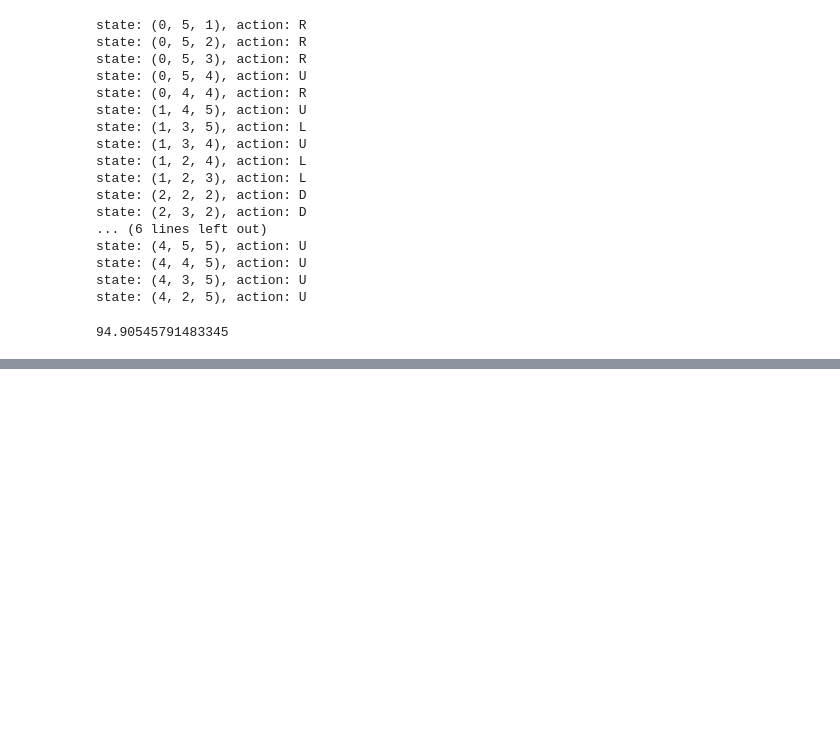
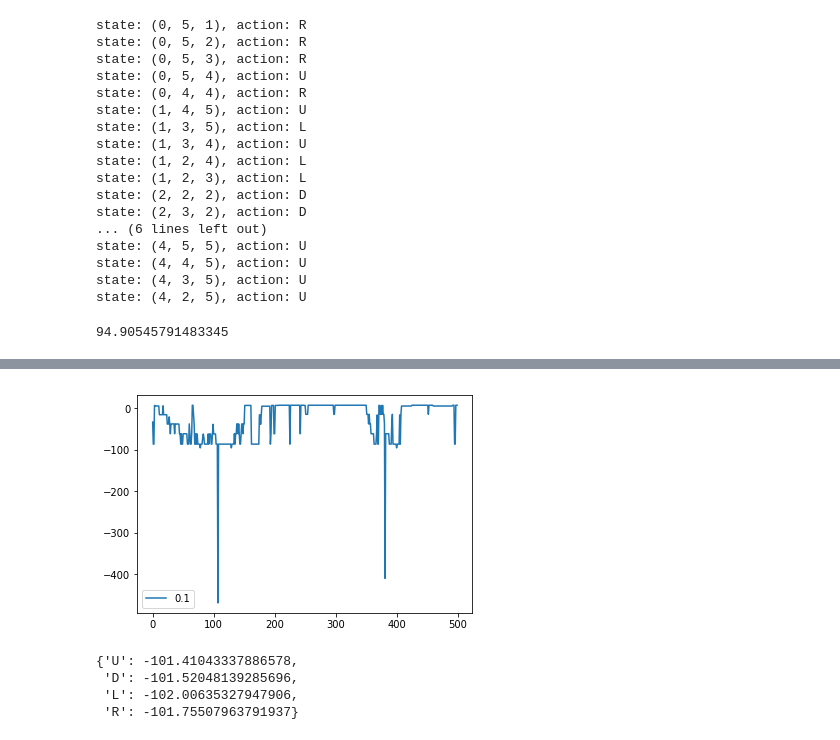
Before and after one commit to jadekhiev/MIE567, a Jupyter notebook: Project 2 - Model-free RL/Project 2-Copy1.ipynb, the cells around one changed output, grey strips where cells are left out. Cells and saved outputs as stored; diff of their text form; code cells hidden in the pictures; blank space fills up the shorter version.

```diff
--- a/Project 2 - Model-free RL/Project 2-Copy1.ipynb
+++ b/Project 2 - Model-free RL/Project 2-Copy1.ipynb
@@ -732,0 +738,15 @@ KeyError: (5, 1, 5)
+# %%
+plt.plot(Q0_vals[epsilon], label = epsilon)
+
+
+plt.legend()
+plt.show()
+# %% [output]
+[figure, added]
+# %%
+td_lambda.Q[(4,5,4)]
+# %% [output]
+{'U': -101.41043337886578,
+ 'D': -101.52048139285696,
+ 'L': -102.00635327947906,
+ 'R': -101.75507963791937}
```
Also changed, not shown: parts of 5 cells of this notebook.
